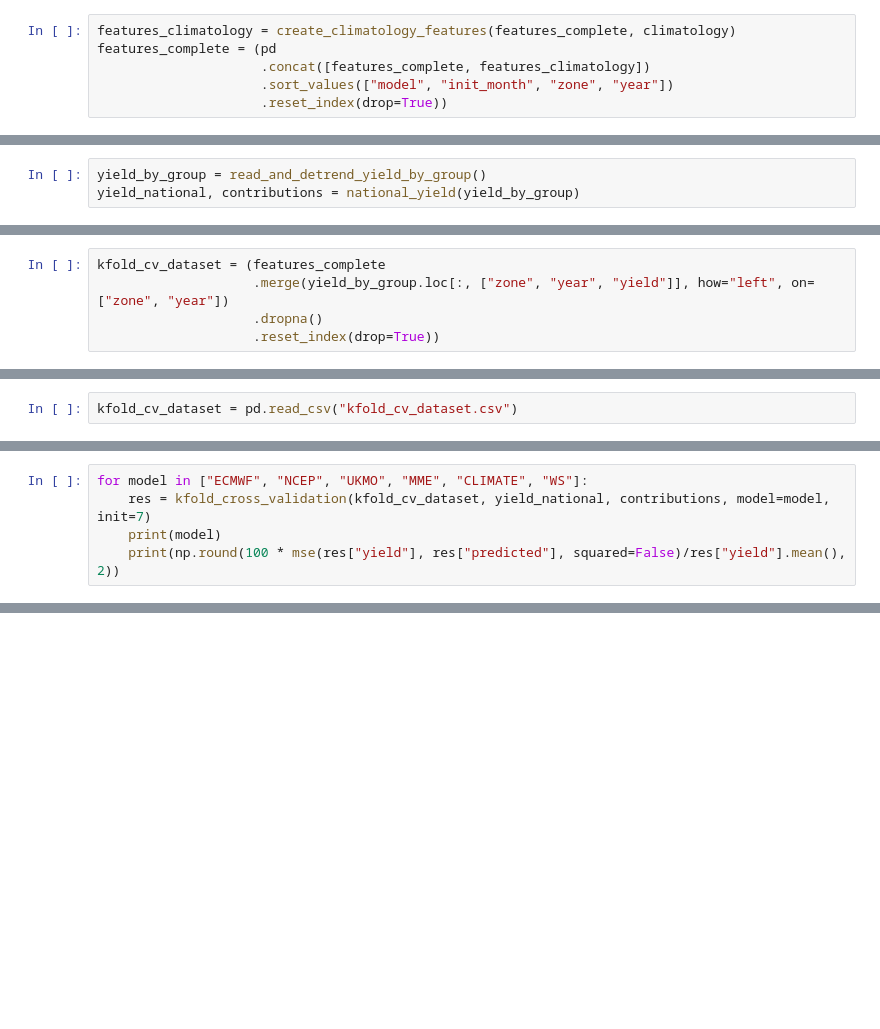
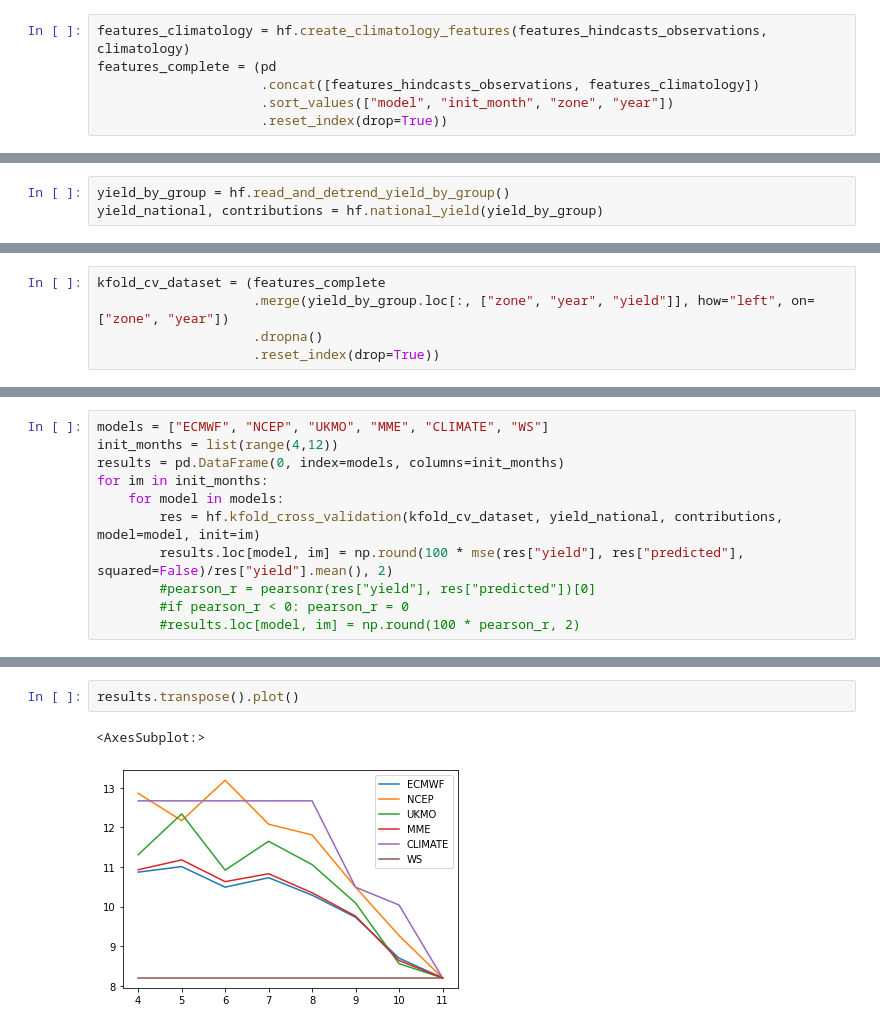
Before and after one commit to mzachow/wheat-yield-forecast-brazil, a Jupyter notebook: climatology_vs_seasonal_forecasts.ipynb, the cells around one changed output, grey strips where cells are left out. Drawn from its saved outputs; the diff is of its cells as text; blank space fills up the shorter version.

Commit message:
Update climatology_vs_seasonal_forecasts.ipynb
first visualization of results. Approach fixed with vars from August to October and init_months from April to November. Nice convergence from July on.

```diff
--- a/climatology_vs_seasonal_forecasts.ipynb
+++ b/climatology_vs_seasonal_forecasts.ipynb
@@ -317,7 +97,7 @@ def create_climatology_features(features, climate):
 # %%
-features_climatology = create_climatology_features(features_complete, climatology)
+features_climatology = hf.create_climatology_features(features_hindcasts_observations, climatology)
 features_complete = (pd
-                     .concat([features_complete, features_climatology])
+                     .concat([features_hindcasts_observations, features_climatology])
                      .sort_values(["model", "init_month", "zone", "year"])
                      .reset_index(drop=True))
 # %% [markdown]
@@ -355,3 +107,3 @@ def national_yield(group_yield):
 # %%
-yield_by_group = read_and_detrend_yield_by_group()
-yield_national, contributions = national_yield(yield_by_group)
+yield_by_group = hf.read_and_detrend_yield_by_group()
+yield_national, contributions = hf.national_yield(yield_by_group)
@@ -365,3 +135 @@ kfold_cv_dataset = (features_complete
-# %%
-kfold_cv_dataset = pd.read_csv("kfold_cv_dataset.csv")
 # %% [markdown]
@@ -418,5 +137,11 @@ def kfold_cross_validation(data, national_yield, contributions_to_national_yield
 # %%
-for model in ["ECMWF", "NCEP", "UKMO", "MME", "CLIMATE", "WS"]:
-    res = kfold_cross_validation(kfold_cv_dataset, yield_national, contributions, model=model, init=7)
-    print(model)
-    print(np.round(100 * mse(res["yield"], res["predicted"], squared=False)/res["yield"].mean(), 2))
+models = ["ECMWF", "NCEP", "UKMO", "MME", "CLIMATE", "WS"]
+init_months = list(range(4,12))
+results = pd.DataFrame(0, index=models, columns=init_months)
+for im in init_months:
+    for model in models:
+        res = hf.kfold_cross_validation(kfold_cv_dataset, yield_national, contributions, model=model, init=im)
+        results.loc[model, im] = np.round(100 * mse(res["yield"], res["predicted"], squared=False)/res["yield"].mean(), 2)
+        #pearson_r = pearsonr(res["yield"], res["predicted"])[0]
+        #if pearson_r < 0: pearson_r = 0
+        #results.loc[model, im] = np.round(100 * pearson_r, 2)
@@ -550,0 +148,5 @@ for im in list(range(8,11)):
+# %%
+results.transpose().plot()
+# %% [output]
+<AxesSubplot:>
+[figure, added]
```
Also changed, not shown: parts of 47 cells of this notebook.
